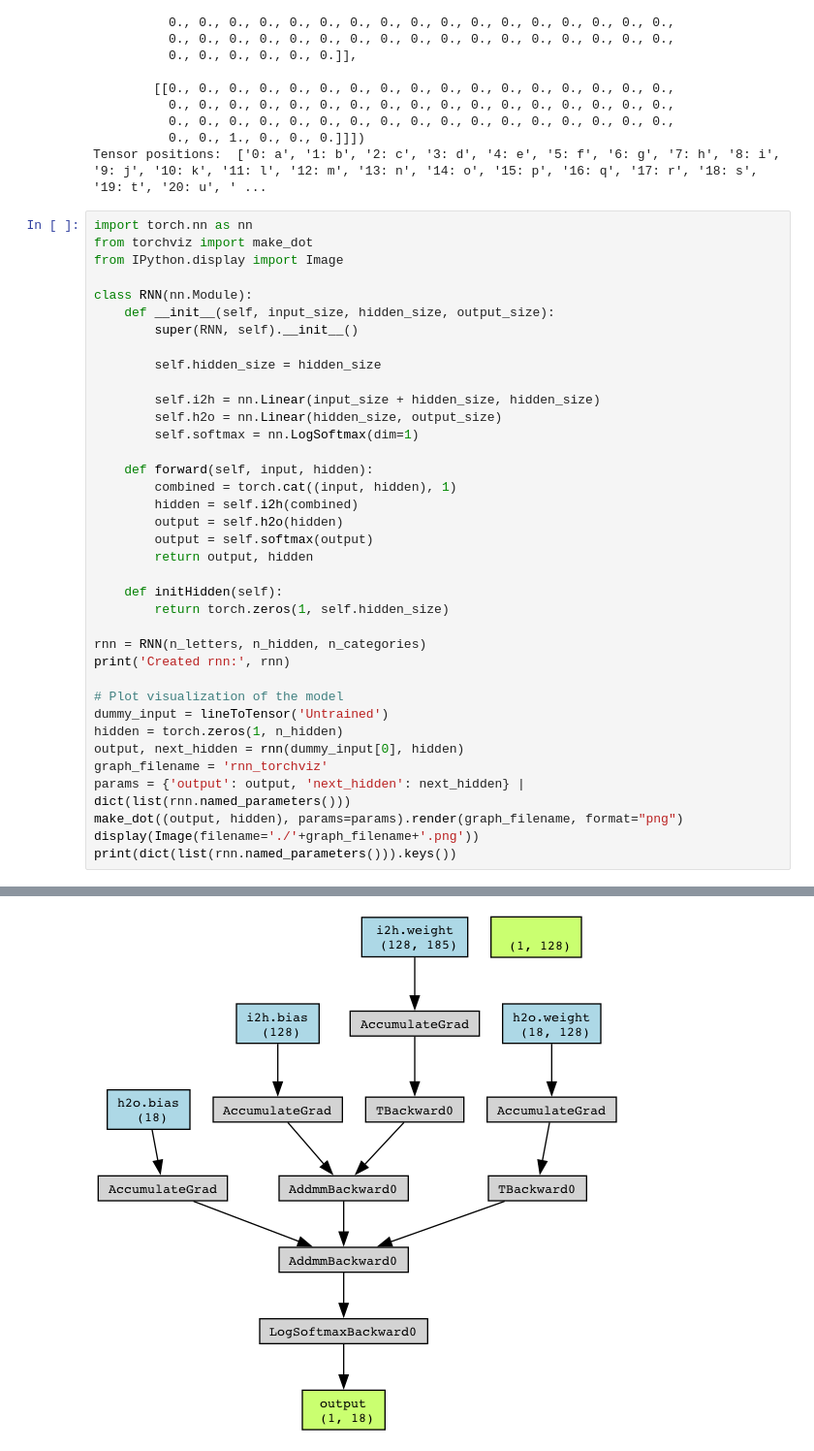
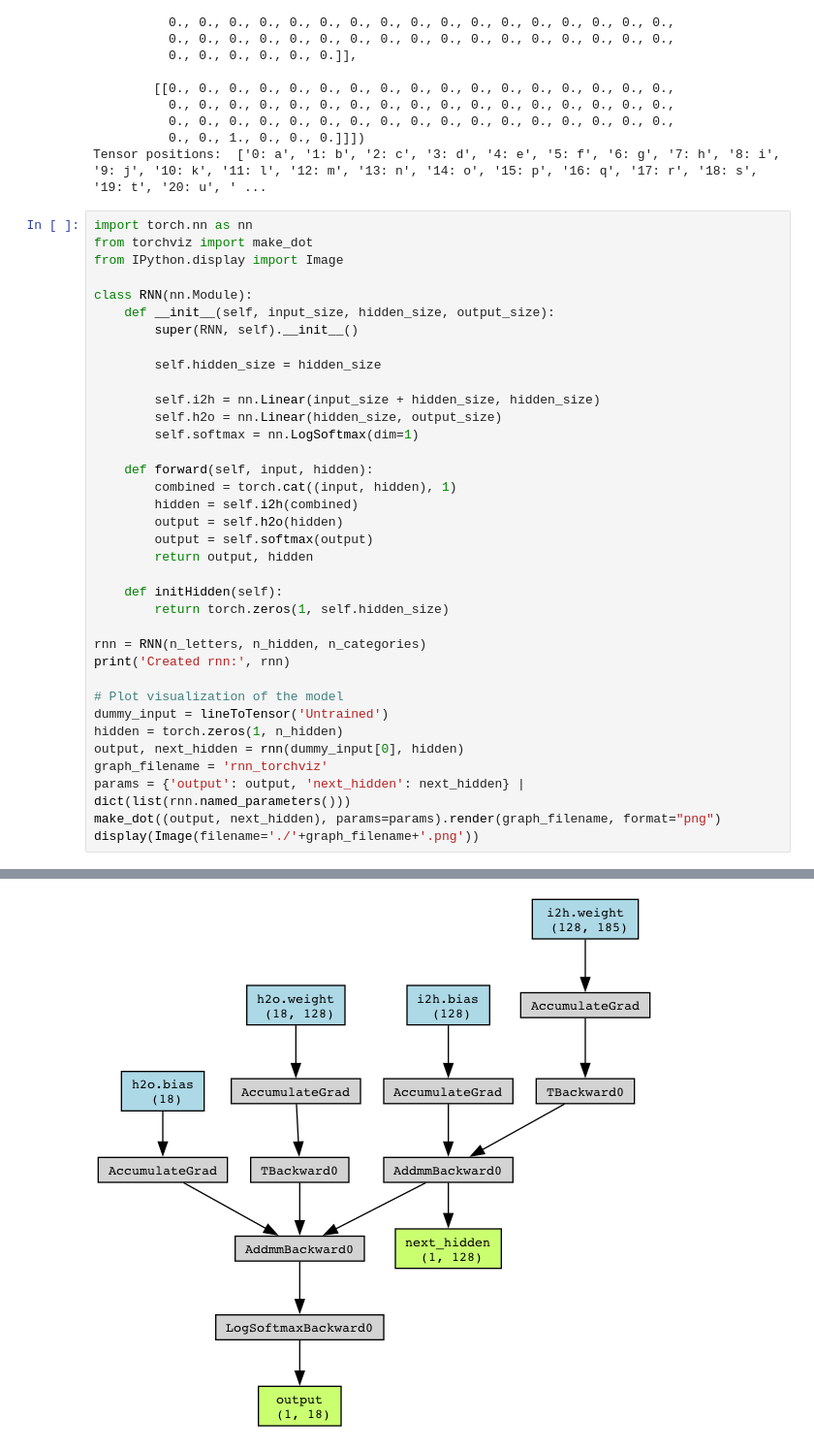
Before and after one commit to marceloramires/MLPlayground, a Jupyter notebook: 01 - Surname Nationality Classifying/surname_nationality_classifying.ipynb, the cells around one changed output, grey strips where cells are left out. Shown: that part at 97% size. Cells and saved outputs as stored; diff of their text form.

```diff
--- a/01 - Surname Nationality Classifying/surname_nationality_classifying.ipynb
+++ b/01 - Surname Nationality Classifying/surname_nationality_classifying.ipynb
@@ -115,33 +115,32 @@ class RNN(nn.Module):
         self.i2h = nn.Linear(input_size + hidden_size, hidden_size)
         self.h2o = nn.Linear(hidden_size, output_size)
         self.softmax = nn.LogSoftmax(dim=1)
 
     def forward(self, input, hidden):
         combined = torch.cat((input, hidden), 1)
         hidden = self.i2h(combined)
         output = self.h2o(hidden)
         output = self.softmax(output)
         return output, hidden
 
     def initHidden(self):
         return torch.zeros(1, self.hidden_size)
 
 rnn = RNN(n_letters, n_hidden, n_categories)
 print('Created rnn:', rnn)
 
 # Plot visualization of the model
 dummy_input = lineToTensor('Untrained')
 hidden = torch.zeros(1, n_hidden)
 output, next_hidden = rnn(dummy_input[0], hidden)
 graph_filename = 'rnn_torchviz'
 params = {'output': output, 'next_hidden': next_hidden} | dict(list(rnn.named_parameters()))
-make_dot((output, hidden), params=params).render(graph_filename, format="png")
+make_dot((output, next_hidden), params=params).render(graph_filename, format="png")
 display(Image(filename='./'+graph_filename+'.png'))
-print(dict(list(rnn.named_parameters())).keys())
 # %% [output]
 Created rnn: RNN(
   (i2h): Linear(in_features=185, out_features=128, bias=True)
   (h2o): Linear(in_features=128, out_features=18, bias=True)
   (softmax): LogSoftmax(dim=1)
 )
-[figure, old version]
+[figure, new version]
```
Also changed, not shown: parts of 9 cells of this notebook, 4 other files.
